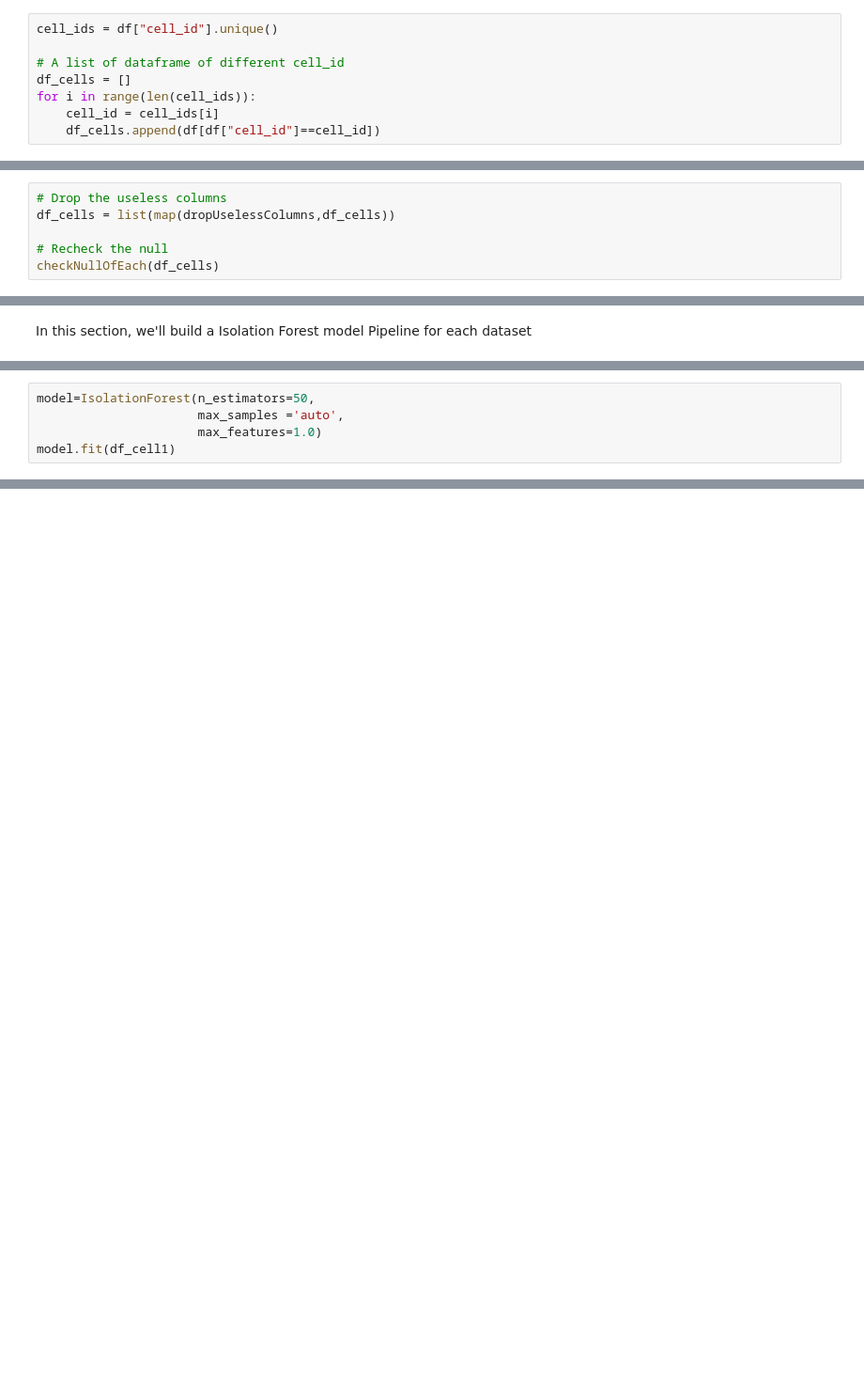
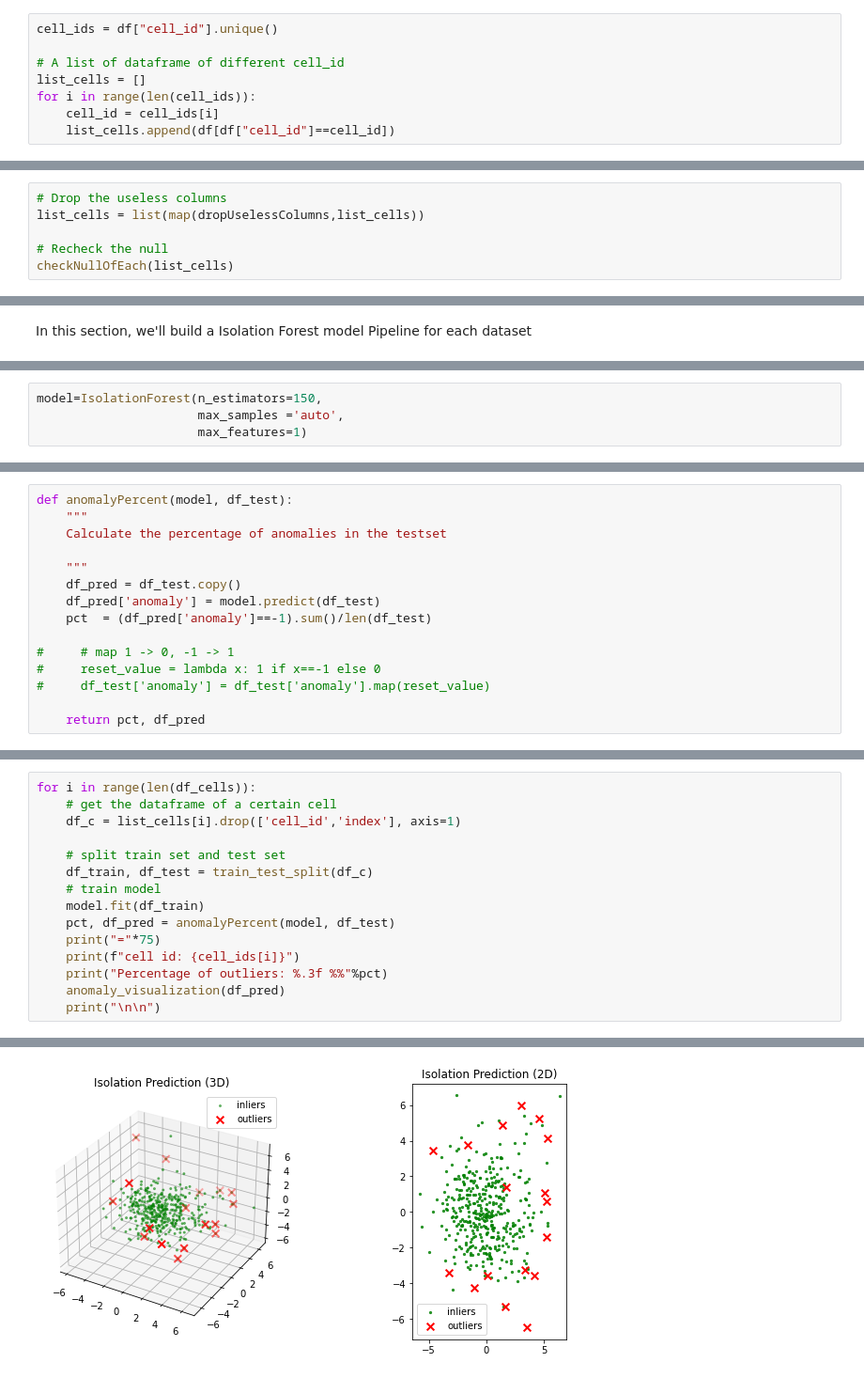
Before and after one commit to petitepepper/Anomaly-Detection_BYOND, a Jupyter notebook: Isolation Forest.ipynb, the cells around one changed output, grey strips where cells are left out. Shown: that part at 94% size. Saved outputs shown, nothing was run; the diff lists cells and outputs as text; blank space fills up the shorter version.

Commit message:
[update] add visualization

```diff
--- a/Isolation Forest.ipynb
+++ b/Isolation Forest.ipynb
@@ -149,10 +151,10 @@ Seperate data by their cell_id
 cell_ids = df["cell_id"].unique()
 
 # A list of dataframe of different cell_id
-df_cells = []
+list_cells = []
 for i in range(len(cell_ids)):
     cell_id = cell_ids[i]
-    df_cells.append(df[df["cell_id"]==cell_id])
+    list_cells.append(df[df["cell_id"]==cell_id])
 # %% [markdown]
 Check the null values in each dataframe
 # %%
@@ -209,10 +211,10 @@ def dropUselessColumns(df,threshold=0.6):
     return df.drop(columns_to_drop,axis=1)
 # %%
 # Drop the useless columns
-df_cells = list(map(dropUselessColumns,df_cells))
+list_cells = list(map(dropUselessColumns,list_cells))
 
 # Recheck the null
-checkNullOfEach(df_cells)
+checkNullOfEach(list_cells)
 # %% [output]
 =================================================================
 Cell Id: 2.2265366483183206e+17,         Number Of Data: 1655
@@ -266,5 +250,4 @@ Modeling test
 # %%
-model=IsolationForest(n_estimators=50,
+model=IsolationForest(n_estimators=150,
                       max_samples ='auto',
-                      max_features=1.0)
-model.fit(df_cell1)
+                      max_features=1)
@@ -270,0 +256,15 @@ model.fit(df_cell1)
+# %%
+def anomalyPercent(model, df_test):
+    """
+    Calculate the percentage of anomalies in the testset
+
+    """
+    df_pred = df_test.copy()
+    df_pred['anomaly'] = model.predict(df_test)
+    pct  = (df_pred['anomaly']==-1).sum()/len(df_test)
+
+#     # map 1 -> 0, -1 -> 1
+#     reset_value = lambda x: 1 if x==-1 else 0
+#     df_test['anomaly'] = df_test['anomaly'].map(reset_value)
+
+    return pct, df_pred
@@ -270,0 +313,16 @@ model.fit(df_cell1)
+# %%
+for i in range(len(df_cells)):
+    # get the dataframe of a certain cell
+    df_c = list_cells[i].drop(['cell_id','index'], axis=1)
+
+    # split train set and test set
+    df_train, df_test = train_test_split(df_c)
+    # train model
+    model.fit(df_train)
+    pct, df_pred = anomalyPercent(model, df_test)
+    print("="*75)
+    print(f"cell id: {cell_ids[i]}")
+    print("Percentage of outliers: %.3f %%"%pct)
+    anomaly_visualization(df_pred)
+    print("\n\n")
+# %% [output]
@@ -270,0 +332 @@ model.fit(df_cell1)
+[figure, added]
```
Also changed, not shown: parts of 14 cells of this notebook, 3 other files.
